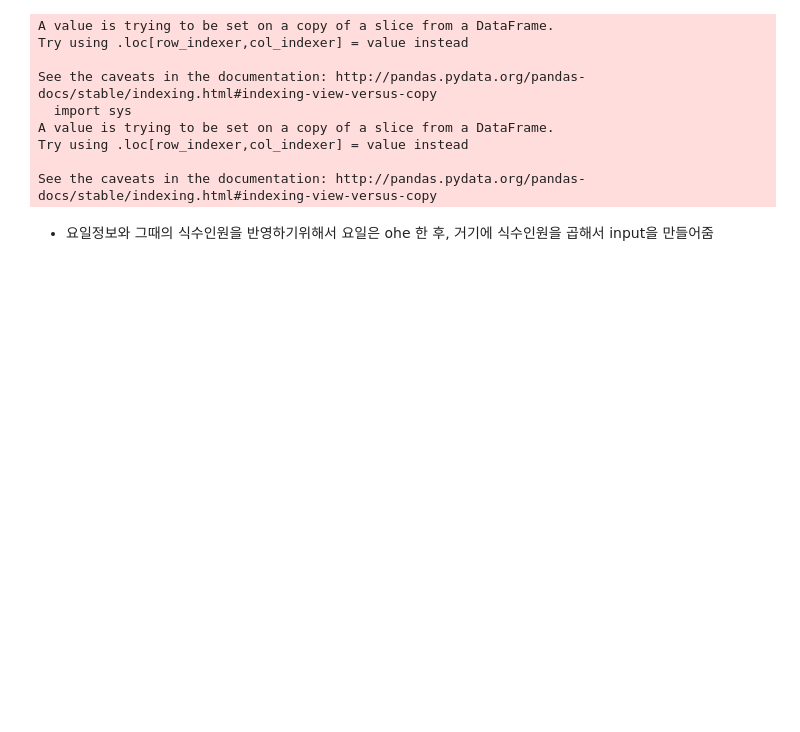
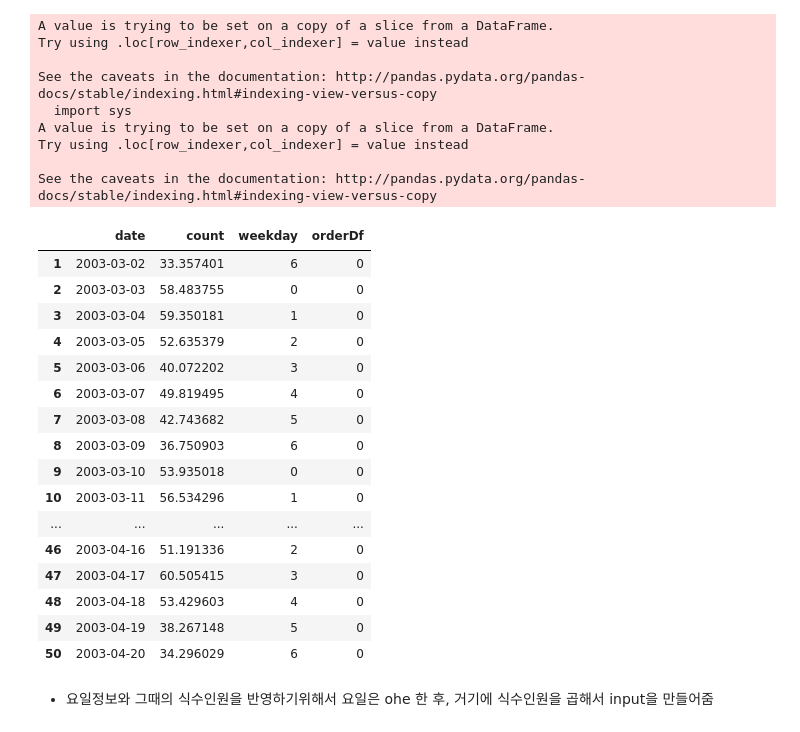
Before and after one commit to kimsh12191/challenge, a Jupyter notebook: peopleRNN/01_datalaod.ipynb, the cells around one changed output. Saved outputs shown, nothing was run; the diff lists cells and outputs as text; code cells hidden in the pictures; blank space fills up the shorter version.

```diff
--- a/peopleRNN/01_datalaod.ipynb
+++ b/peopleRNN/01_datalaod.ipynb
@@ -172,6 +172,26 @@ A value is trying to be set on a copy of a slice from a DataFrame.
 Try using .loc[row_indexer,col_indexer] = value instead
 
 See the caveats in the documentation: http://pandas.pydata.org/pandas-docs/stable/indexing.html#indexing-view-versus-copy
+# %%
+trainDf.head(50)
+# %% [output]
+|  | date | count | weekday | orderDf |
+| 1 | 2003-03-02 | 33.357401 | 6 | 0 |
+| 2 | 2003-03-03 | 58.483755 | 0 | 0 |
+| 3 | 2003-03-04 | 59.350181 | 1 | 0 |
+| 4 | 2003-03-05 | 52.635379 | 2 | 0 |
+| 5 | 2003-03-06 | 40.072202 | 3 | 0 |
+| 6 | 2003-03-07 | 49.819495 | 4 | 0 |
+| 7 | 2003-03-08 | 42.743682 | 5 | 0 |
+| 8 | 2003-03-09 | 36.750903 | 6 | 0 |
+| 9 | 2003-03-10 | 53.935018 | 0 | 0 |
+| 10 | 2003-03-11 | 56.534296 | 1 | 0 |
+| ... | ... | ... | ... | ... |
+| 46 | 2003-04-16 | 51.191336 | 2 | 0 |
+| 47 | 2003-04-17 | 60.505415 | 3 | 0 |
+| 48 | 2003-04-18 | 53.429603 | 4 | 0 |
+| 49 | 2003-04-19 | 38.267148 | 5 | 0 |
+| 50 | 2003-04-20 | 34.296029 | 6 | 0 |
 # %%
 trainWindow = []
 # Train은 우선 바로앞만 예측하는걸로 학습
```
Also changed, not shown: parts of 1 cell of this notebook, 7 other files.
